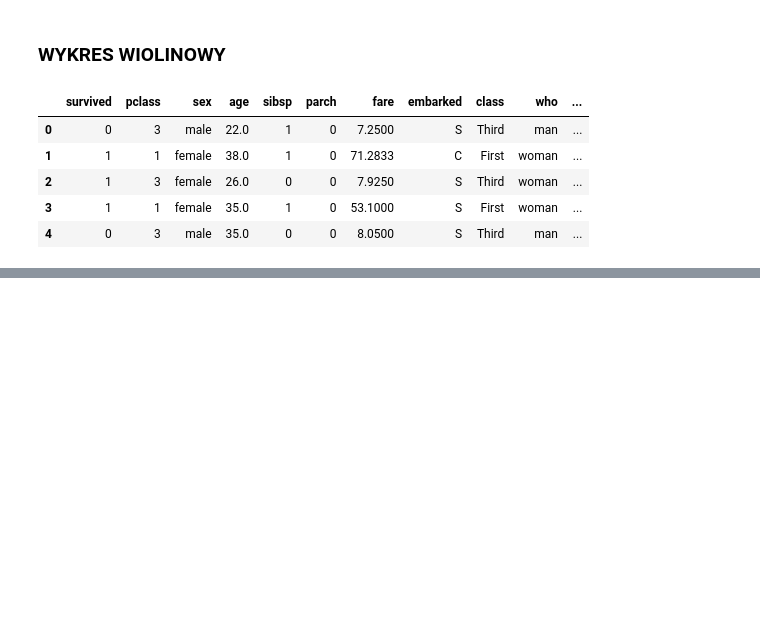
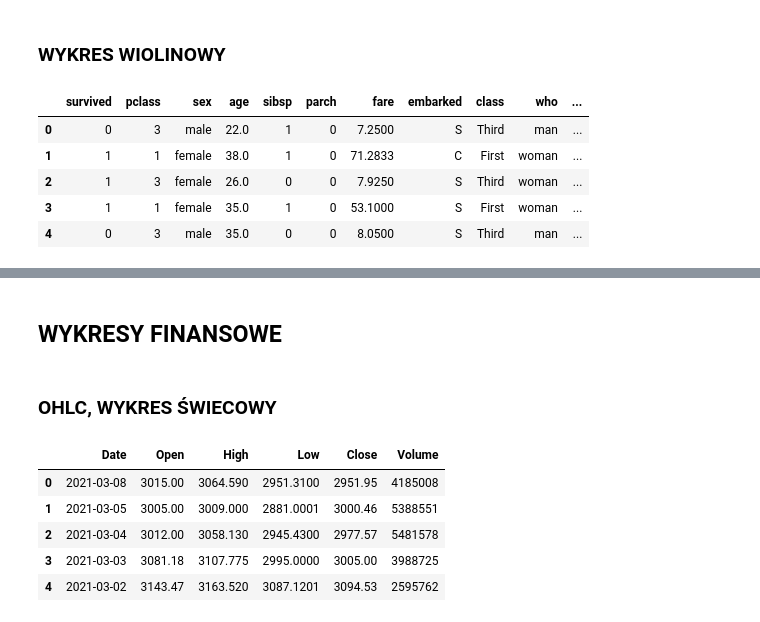
Before and after one commit to JSzczpin/Kurs, a Jupyter notebook: Dane.ipynb, the cells around one changed output, grey strips where cells are left out. Saved outputs shown, nothing was run; the diff lists cells and outputs as text; code cells hidden in the pictures; blank space fills up the shorter version.

```diff
--- a/Dane.ipynb
+++ b/Dane.ipynb
@@ -919,3 +919,22 @@ px.violin( df, x='survived', y ='age', color='survived',points='all', box=True)
 px.violin( df, y='age', color='survived',violinmode='overlay',x='sex')
 # %% [output]
 [interactive output not drawn]
+# %% [markdown]
+## WYKRESY FINANSOWE
+# %% [markdown]
+### OHLC, WYKRES ŚWIECOWY
+# %%
+def fetch_financial_data(company='AMZN') :
+  import pandas_datareader.data as web
+  return web.DataReader(name = company, data_source ='stooq')
+
+df = fetch_financial_data()
+df = df.reset_index()
+df.head()
+# %% [output]
+|  | Date | Open | High | Low | Close | Volume |
+| 0 | 2021-03-08 | 3015.00 | 3064.590 | 2951.3100 | 2951.95 | 4185008 |
+| 1 | 2021-03-05 | 3005.00 | 3009.000 | 2881.0001 | 3000.46 | 5388551 |
+| 2 | 2021-03-04 | 3012.00 | 3058.130 | 2945.4300 | 2977.57 | 5481578 |
+| 3 | 2021-03-03 | 3081.18 | 3107.775 | 2995.0000 | 3005.00 | 3988725 |
+| 4 | 2021-03-02 | 3143.47 | 3163.520 | 3087.1201 | 3094.53 | 2595762 |
```
Also changed, not shown: parts of 5 cells of this notebook.
